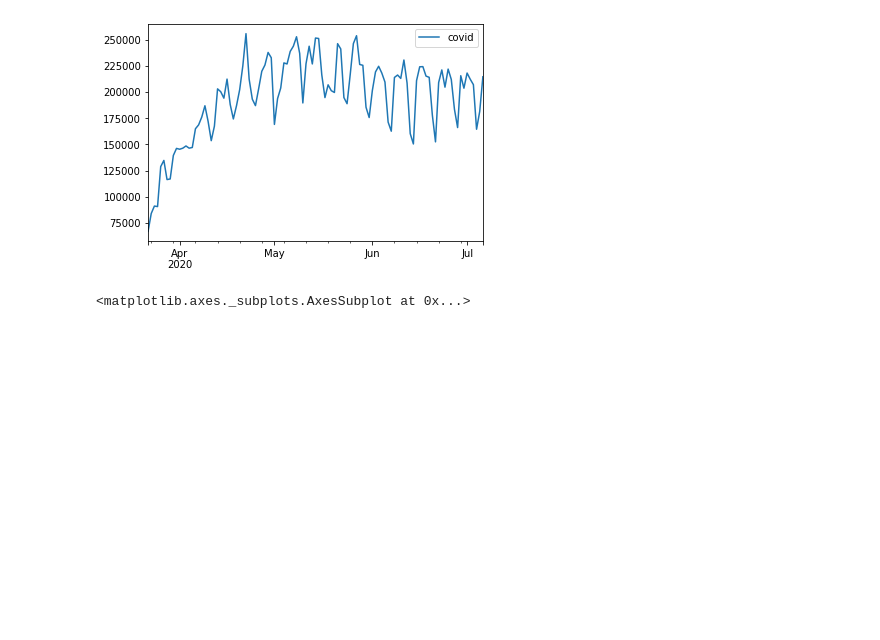
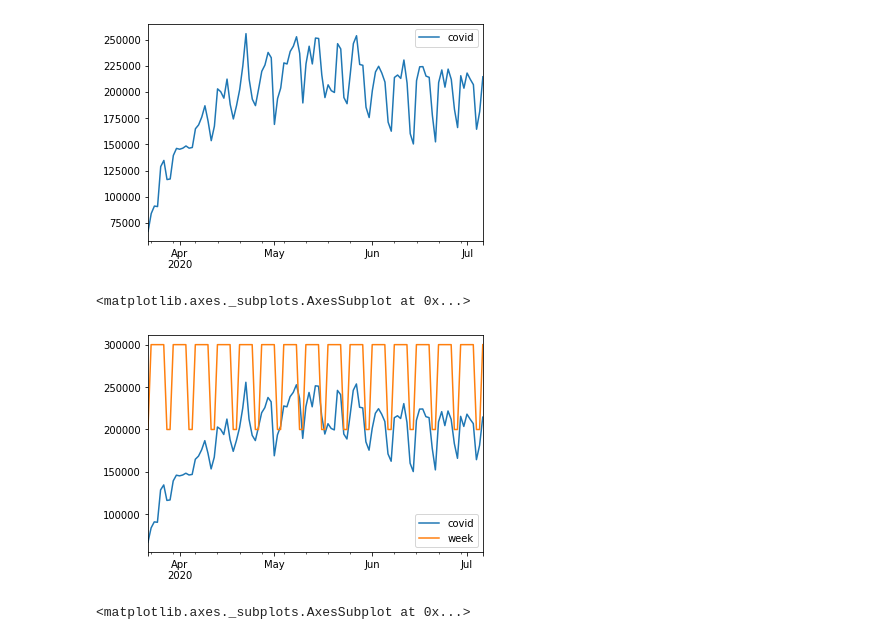
Before and after one commit to WeileiZeng/programming-camp, a Jupyter notebook: data-science/slides/s8-data-twitter-Copy1.ipynb, the cells around one changed output. Cells and saved outputs as stored; diff of their text form; code cells hidden in the pictures; blank space fills up the shorter version.

```diff
--- a/data-science/slides/s8-data-twitter-Copy1.ipynb
+++ b/data-science/slides/s8-data-twitter-Copy1.ipynb
@@ -82,6 +70,28 @@ df.plot()
 # %%
 # get average
 mean=df.mean()['covid']
+# %%
+# trying to find the relation between 'covid' tweets and weekends.
+# 2020-03-22 is sunday
+#weekdays=mean*1.5
+#weekends=mean*0.3
+weekdays=300000
+weekends=200000
+flag=8  #1-5 for weekdays, 6-7 for weekends
+for d in t_range:
+    if ( flag <= 5 ):
+        #weekdays
+        df.loc[d,'week']=weekdays
+    else:
+        #weekends
+        df.loc[d,'week']=weekends
+    flag += 1
+    if (flag > 7):
+        flag = 1
+df.plot()
+# %% [output]
+<matplotlib.axes._subplots.AxesSubplot at 0x...>
+[figure, added]
 # %%
 # trying to find the relation between 'covid' tweets and weekends.
 # 2020-03-22 is sunday
```
Also changed, not shown: parts of 3 cells of this notebook, 1 other file.
